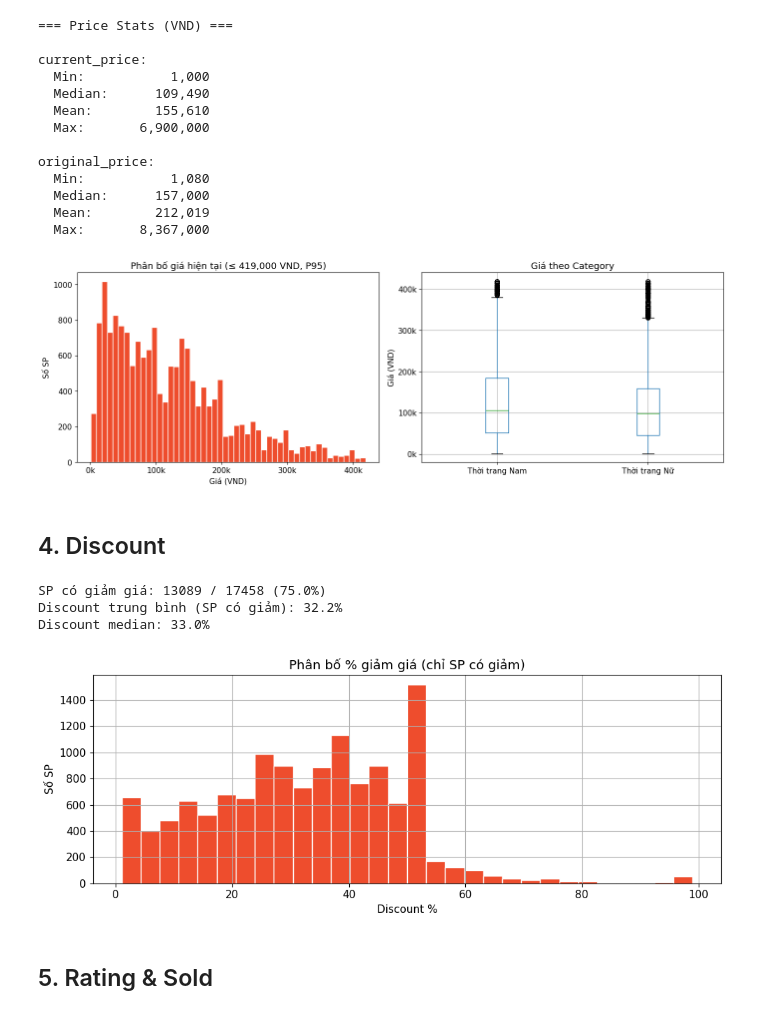
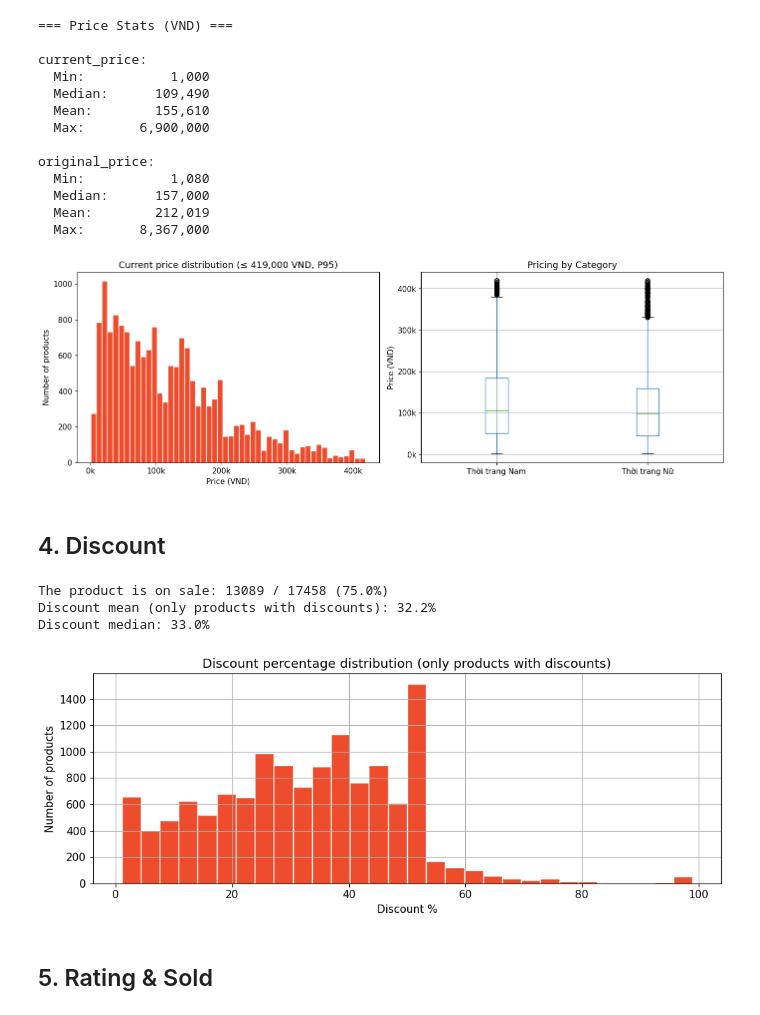
Before and after one commit to NguyenAn05/dv-lab01-ecommerce-analysis, a Jupyter notebook: shopee_crawler/eda_products.ipynb, the cells around one changed output. Saved outputs shown, nothing was run; the diff lists cells and outputs as text; code cells hidden in the pictures.

```diff
--- a/shopee_crawler/eda_products.ipynb
+++ b/shopee_crawler/eda_products.ipynb
@@ -9,7 +9,7 @@ import matplotlib.ticker as ticker
 plt.rcParams['font.size'] = 11
 plt.rcParams['figure.figsize'] = (12, 5)
 
-df = pd.read_csv('shopee_data/products.csv')
+df = pd.read_csv('../data/raw/products.csv')
 print(f'Shape: {df.shape}')
 df.head()
 # %% [output]
@@ -130,48 +130,46 @@ original_price:
 # %%
 fig, axes = plt.subplots(1, 2, figsize=(14, 5))
 
-# Lọc outlier (lấy percentile 95)
 p95 = df['current_price'].quantile(0.95)
 df_price = df[df['current_price'] <= p95]
 
 axes[0].hist(df_price['current_price'], bins=50, color='#ee4d2d', edgecolor='white')
-axes[0].set_title(f'Phân bố giá hiện tại (≤ {p95:,.0f} VND, P95)')
-axes[0].set_xlabel('Giá (VND)')
-axes[0].set_ylabel('Số SP')
+axes[0].set_title(f'Current price distribution (≤ {p95:,.0f} VND, P95)')
+axes[0].set_xlabel('Price (VND)')
+axes[0].set_ylabel('Number of products')
 axes[0].xaxis.set_major_formatter(ticker.FuncFormatter(lambda x, _: f'{x/1000:.0f}k'))
 
-# Boxplot giá theo category
 df_price.boxplot(column='current_price', by='category', ax=axes[1])
-axes[1].set_title('Giá theo Category')
+axes[1].set_title('Pricing by Category')
 axes[1].set_xlabel('')
-axes[1].set_ylabel('Giá (VND)')
+axes[1].set_ylabel('Price (VND)')
 axes[1].yaxis.set_major_formatter(ticker.FuncFormatter(lambda x, _: f'{x/1000:.0f}k'))
 plt.suptitle('')
 
 plt.tight_layout()
 plt.show()
 # %% [output]
-[figure, old version]
+[figure, new version]
 # %% [markdown]
 ## 4. Discount
 # %%
 has_discount = df[df['discount_percentage'] > 0]
-print(f'SP có giảm giá: {len(has_discount)} / {len(df)} ({len(has_discount)/len(df)*100:.1f}%)')
-print(f'Discount trung bình (SP có giảm): {has_discount["discount_percentage"].mean():.1f}%')
+print(f'The product is on sale: {len(has_discount)} / {len(df)} ({len(has_discount)/len(df)*100:.1f}%)')
+print(f'Discount mean (only products with discounts): {has_discount["discount_percentage"].mean():.1f}%')
 print(f'Discount median: {has_discount["discount_percentage"].median():.1f}%')
 
 fig, ax = plt.subplots(figsize=(10, 4))
 has_discount['discount_percentage'].hist(bins=30, color='#ee4d2d', edgecolor='white', ax=ax)
-ax.set_title('Phân bố % giảm giá (chỉ SP có giảm)')
+ax.set_title('Discount percentage distribution (only products with discounts)')
 ax.set_xlabel('Discount %')
-ax.set_ylabel('Số SP')
+ax.set_ylabel('Number of products')
 plt.tight_layout()
 plt.show()
 # %% [output]
-SP có giảm giá: 13089 / 17458 (75.0%)
-Discount trung bình (SP có giảm): 32.2%
+The product is on sale: 13089 / 17458 (75.0%)
+Discount mean (only products with discounts): 32.2%
 Discount median: 33.0%
-[figure, old version]
+[figure, new version]
 # %% [markdown]
 ## 5. Rating & Sold
 # %%
```
Also changed, not shown: parts of 9 cells of this notebook, 2 other files.
